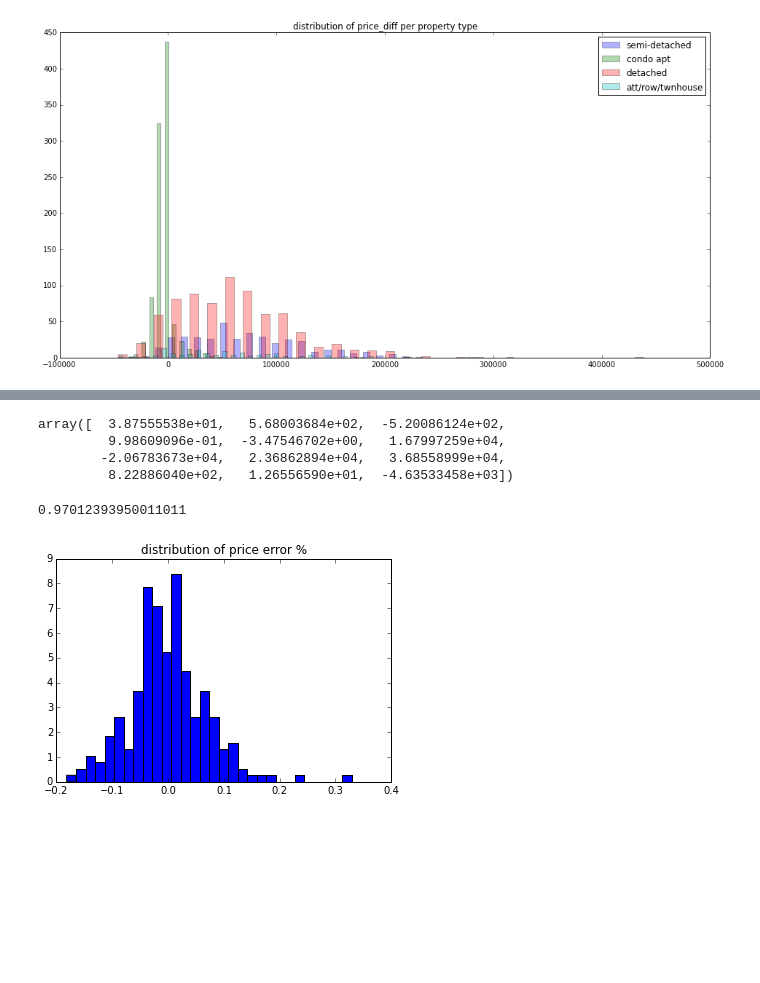
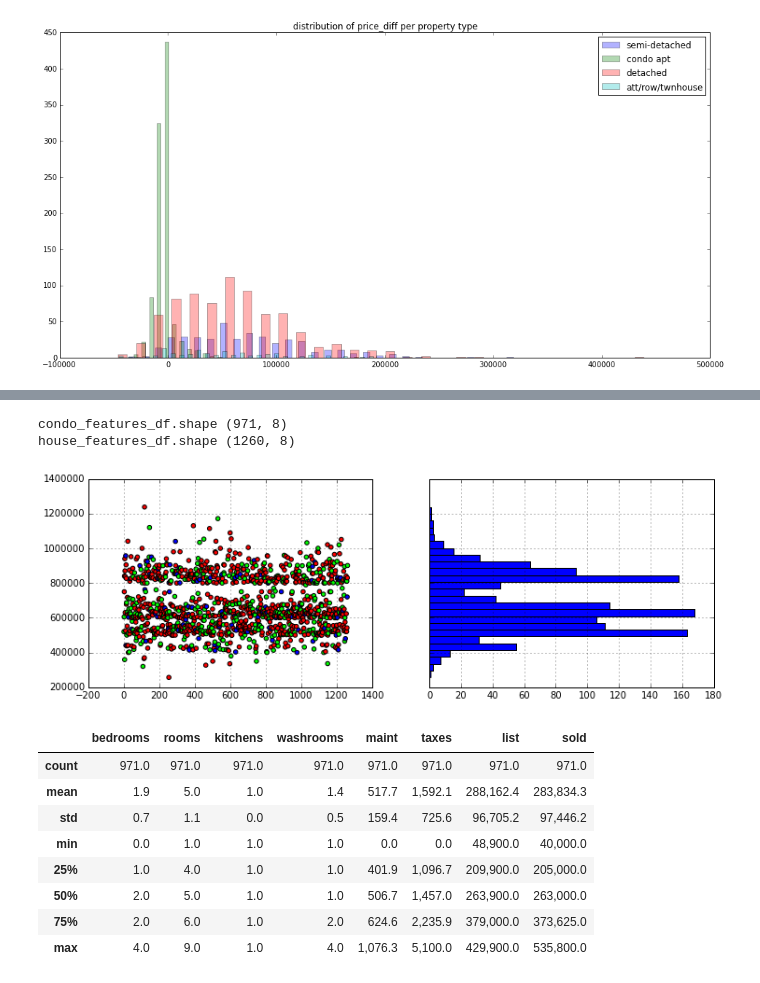
Before and after one commit to regata/playground, a Jupyter notebook: real_estate/notebook.ipynb, the cells around one changed output, grey strips where cells are left out. Cells and saved outputs as stored; diff of their text form; code cells hidden in the pictures; blank space fills up the shorter version.

Commit message:
further exploring data

```diff
--- a/real_estate/notebook.ipynb
+++ b/real_estate/notebook.ipynb
@@ -61,22 +68,22 @@ df.shape
 (6114, 100)
 # %%
 # fill missing values
-df['apx age.val'].fillna(0, inplace=True)
-df['apx sqft.val'].fillna(0, inplace=True)
+# df['apx age.val'].fillna(0, inplace=True)
+# df['apx sqft.val'].fillna(0, inplace=True)
 
 df['bedrooms'] = df['bedrooms.val'] + df['bedrooms.plus']
-df['bedrooms'].fillna(0, inplace=True)
+# df['bedrooms'].fillna(0, inplace=True)
 
 df['rooms'] = df['rms.val'] + df['rms.plus']
-df['rooms'].fillna(0, inplace=True)
+# df['rooms'].fillna(0, inplace=True)
 
 df['kitchens'] = df['kitchens.val'] + df['kitchens.plus']
-df['kitchens'].fillna(0, inplace=True)
+# df['kitchens'].fillna(0, inplace=True)
 
-df['washrooms'].fillna(0, inplace=True)
+# df['washrooms'].fillna(0, inplace=True)
 
-df['maint'].fillna(0, inplace=True)
-df['taxes'].fillna(0, inplace=True)
+# df['maint'].fillna(0, inplace=True)
+# df['taxes'].fillna(0, inplace=True)
 # %%
 ax = df['address.city'].value_counts().plot(kind='bar', figsize=(12,4))
 ax.set_title('distribution of listings per city')
@@ -165,22 +115,40 @@ X_train, X_test, y_train, y_test = cross_validation.train_test_split(X, Y, test_
-# %%
-clf = linear_model.LinearRegression(fit_intercept=False, normalize=False)
-clf.fit (X_train, y_train)
-clf.coef_
-# %% [output]
-array([  3.87555538e+01,   5.68003684e+02,  -5.20086124e+02,
-         9.98609096e-01,  -3.47546702e+00,   1.67997259e+04,
-        -2.06783673e+04,   2.36862894e+04,   3.68558999e+04,
-         8.22886040e+02,   1.26556590e+01,  -4.63533458e+03])
-# %%
-clf.score(X_test, y_test)
-# %% [output]
-0.97012393950011011
-# %%
-y_pred = clf.predict(X_test)
-
-error_perc = (y_test - y_pred) / y_test
-pyplot.hist(error_perc, bins=30, normed=True)
-pyplot.title('distribution of price error %')
-pyplot.show()
-# %% [output]
-[figure, removed]
+# %%
+condo_mask = df_toronto['property_type'] == 'condo apt'
+condo_feature_names = ['bedrooms', 'rooms', 'kitchens', 'washrooms', 'maint', 'taxes', 'list', 'sold']
+house_feature_names = ['property_type', 'bedrooms', 'rooms', 'kitchens', 'washrooms', 'taxes', 'list', 'sold']
+
+condo_features_df = df_toronto[condo_mask][condo_feature_names]
+print 'condo_features_df.shape ' + str(condo_features_df.shape)
+house_features_df = df_toronto[~condo_mask][house_feature_names]
+print 'house_features_df.shape ' + str(house_features_df.shape)
+# %% [output]
+condo_features_df.shape (971, 8)
+house_features_df.shape (1260, 8)
+# %%
+mask = ~condo_mask
+data = df_toronto[mask]['sold'].values
+marker = df_toronto[mask]['property_type']
+le = LabelEncoder()
+le.fit(marker.unique())
+marker = le.transform(marker)
+
+f, (ax1, ax2) = pyplot.subplots(1, 2, sharey=True, figsize=(12, 4))
+ax1.scatter(xrange(len(data)), data, c=marker, cmap=pyplot.cm.brg, norm=pyplot.Normalize())
+ax2.hist(data, bins=25, orientation='horizontal')
+ax1.grid(), ax2.grid()
+pyplot.show()
+# %% [output]
+[figure, added]
+# %%
+condo_features_stats_df = condo_features_df.describe()
+condo_features_stats_df
+# %% [output]
+|  | bedrooms | rooms | kitchens | washrooms | maint | taxes | list | sold |
+| count | 971.0 | 971.0 | 971.0 | 971.0 | 971.0 | 971.0 | 971.0 | 971.0 |
+| mean | 1.9 | 5.0 | 1.0 | 1.4 | 517.7 | 1,592.1 | 288,162.4 | 283,834.3 |
+| std | 0.7 | 1.1 | 0.0 | 0.5 | 159.4 | 725.6 | 96,705.2 | 97,446.2 |
+| min | 0.0 | 1.0 | 1.0 | 1.0 | 0.0 | 0.0 | 48,900.0 | 40,000.0 |
+| 25% | 1.0 | 4.0 | 1.0 | 1.0 | 401.9 | 1,096.7 | 209,900.0 | 205,000.0 |
+| 50% | 2.0 | 5.0 | 1.0 | 1.0 | 506.7 | 1,457.0 | 263,900.0 | 263,000.0 |
+| 75% | 2.0 | 6.0 | 1.0 | 2.0 | 624.6 | 2,235.9 | 379,000.0 | 373,625.0 |
+| max | 4.0 | 9.0 | 1.0 | 4.0 | 1,076.3 | 5,100.0 | 429,900.0 | 535,800.0 |
```
Also changed, not shown: parts of 17 cells of this notebook.
